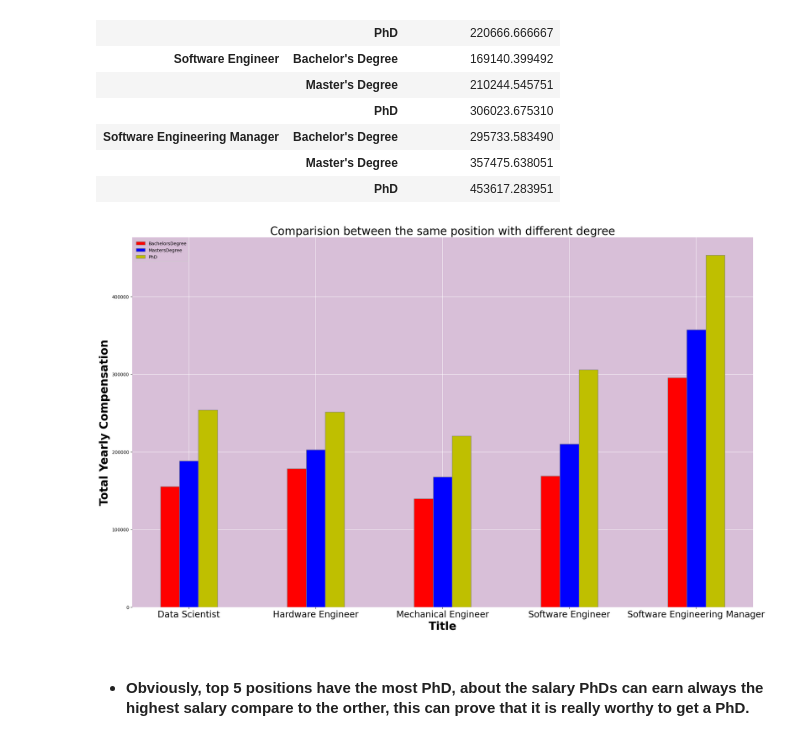
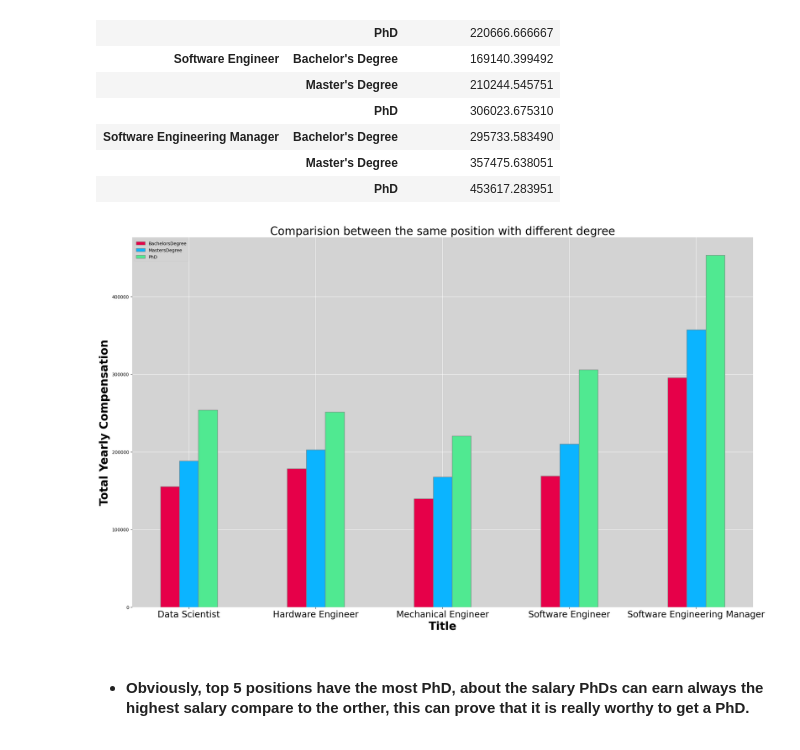
Before and after one commit to hoangvo1902/CSC17104_PROGRAMMING-FOR-DATA-SCIENCE, a Jupyter notebook: Final project_Completed.ipynb, the cells around one changed output. Cells and saved outputs as stored; diff of their text form; code cells hidden in the pictures.

```diff
--- a/Final project_Completed.ipynb
+++ b/Final project_Completed.ipynb
@@ -290,12 +291,9 @@ There are just only total 8 times did not have the score, 12 times did not have
 # %% [markdown]
 Hmm...Insert some colour for good vision
 # %%
-colors = cycler('color', ['#00CED1', '#2F4F4F', '#9988DD', '#F4A460', '#BC8F8F', '#DA70D6'])
-plt.rc('axes', facecolor='#D8BFD8', edgecolor='none', axisbelow=True, grid=True, prop_cycle=colors)
-plt.rc('grid', color='w', linestyle='solid')
-plt.rc('xtick', direction='out', color='black')
-plt.rc('ytick', direction='out', color='black')
-plt.rc('patch', edgecolor='#D8BFD8')
+colors = cycler('color', ["#e60049", "#0bb4ff", "#50e991", "#e6d800", "#9b19f5", "#ffa300", "#dc0ab4", "#b3d4ff", "#00bfa0"])
+plt.rc('axes', facecolor='#D3D3D3', edgecolor='none', axisbelow=True, grid=True, prop_cycle=colors)
+plt.rc('grid', color='white', linestyle='solid')
 # %% [markdown]
 ---
 # %% [markdown]
@@ -599,36 +597,36 @@ df_average
 # %%
 # set width of bar
 barWidth = 0.15
 fig = plt.subplots(figsize =(25, 15))
 
 # set height of bar
 BachelorsDegree = [155314, 178400, 139616, 169140, 295733]
 MastersDegree = [188525, 202908, 167576, 210244, 357475]
 PhD = [253901, 251599, 220666, 306023, 453617]
 
 # Set position of bar on X axis
 br1 = np.arange(len(BachelorsDegree))
 br2 = [x + barWidth for x in br1]
 br3 = [x + barWidth for x in br2]
 
 # Make the plot
-plt.bar(br1, BachelorsDegree, color ='r', width = barWidth,
+plt.bar(br1, BachelorsDegree, width = barWidth,
         edgecolor ='grey', label ='BachelorsDegree')
-plt.bar(br2, MastersDegree, color ='b', width = barWidth,
+plt.bar(br2, MastersDegree, width = barWidth,
         edgecolor ='grey', label ='MastersDegree')
-plt.bar(br3, PhD, color ='y', width = barWidth,
+plt.bar(br3, PhD, width = barWidth,
         edgecolor ='grey', label ='PhD')
 
 # Adding Xticks
 plt.xlabel('Title', fontweight ='bold', fontsize = 25)
 plt.ylabel('Total Yearly Compensation', fontweight ='bold', fontsize = 25)
 plt.xticks([r + barWidth for r in range(len(BachelorsDegree))],
 ['Data Scientist', 'Hardware Engineer', 'Mechanical Engineer', 'Software Engineer', 'Software Engineering Manager'], fontsize = 20)
 plt.title('Comparision between the same position with different degree', fontsize=25);
 plt.legend()
 plt.show()
 # %% [output]
-[figure, old version]
+[figure, new version]
 # %% [markdown]
 - #### Obviously, top 5 positions have the most PhD, about the salary PhDs can earn always the highest salary compare to the orther, this can prove that it is really worthy to get a PhD.
 # %% [markdown]
```
Also changed, not shown: parts of 17 cells of this notebook.
